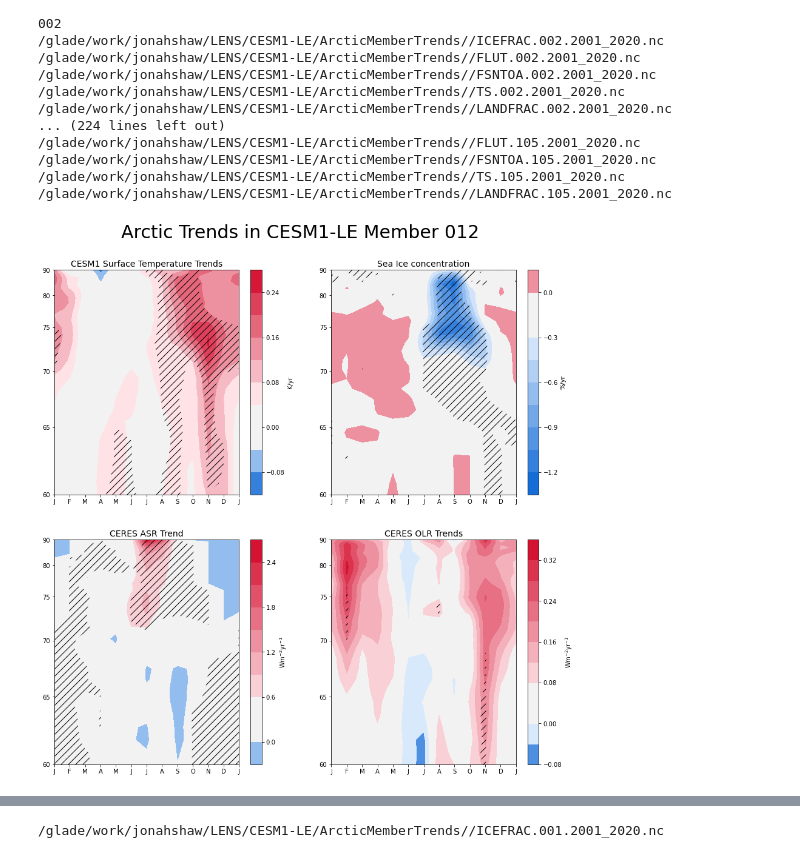
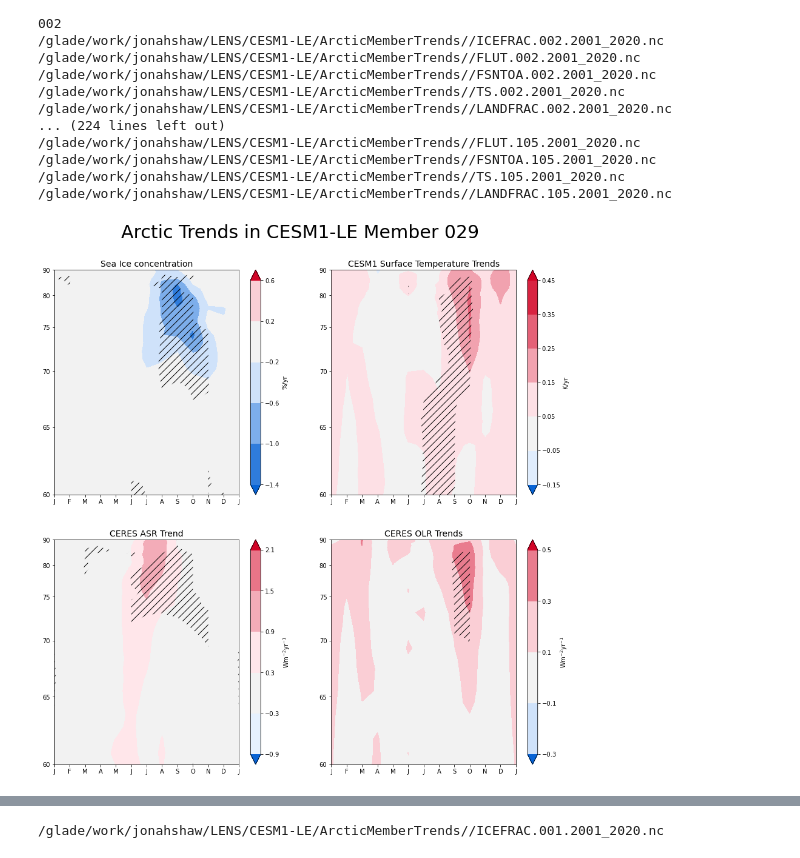
Before and after one commit to jshaw35/spectral_ice, a Jupyter notebook: figure1/cesmle_trends.ipynb, the cells around one changed output, grey strips where cells are left out. Saved outputs shown, nothing was run; the diff lists cells and outputs as text; code cells hidden in the pictures.

Commit message:
improvements to figure colorbars and organization of panels

```diff
--- a/figure1/cesmle_trends.ipynb
+++ b/figure1/cesmle_trends.ipynb
@@ -272,36 +272,38 @@ def LEplot_arctrends(ens_n,path,key=None):
         _ax.set_xticks(xticks)
         _ax.set_xticklabels(xtick_labels)
 
-    lat_weighted0 = np.sin(np.pi/180*ts_trends_wrapped['lat'])
-    im0 = axes[0].contourf(ts_trends_wrapped['month'],lat_weighted0,ts_trends_wrapped.transpose('lat','month'),
-                           cmap=palette,norm=MidpointNormalize(midpoint=0),levels=9)
-    stip = axes[0].contourf(ts_statsig_wrapped['month'],lat_weighted0,ts_statsig_wrapped.transpose('lat','month'), colors='none',levels=[0,95,100],
+    lat_weighted0 = np.sin(np.pi/180*seaice_trends_wrapped['lat'])
+    im0 = axes[0].contourf(seaice_trends_wrapped['month'],lat_weighted0,seaice_trends_wrapped.transpose('lat','month'), # -1.4,0.4
+                           cmap=palette,norm=mpl.colors.TwoSlopeNorm(vmin=-1.4, vcenter=0., vmax=1.4),levels=np.arange(-1.4,0.61,0.4),extend='both')
+    stip = axes[0].contourf(seaice_statsig_wrapped['month'],lat_weighted0,seaice_statsig_wrapped.transpose('lat','month'), colors='none',levels=[0,99,100],
                             hatches=[None,'//'],extend='neither')
-    axes[0].set_title('CESM1 Surface Temperature Trends',fontsize=14)
-    plt.colorbar(im0,ax=axes[0],label='K/yr')
+    axes[0].set_title('Sea Ice concentration',fontsize=14)
+    plt.colorbar(im0,ax=axes[0],label='%/yr')
 
-    lat_weighted1 = np.sin(np.pi/180*seaice_trends_wrapped['lat'])
-    im1 = axes[1].contourf(seaice_trends_wrapped['month'],lat_weighted1,seaice_trends_wrapped.transpose('lat','month'),
-                           cmap=palette,norm=MidpointNormalize(midpoint=0),levels=9)
-    stip = axes[1].contourf(seaice_statsig_wrapped['month'],lat_weighted1,seaice_statsig_wrapped.transpose('lat','month'), colors='none',levels=[0,95,100],
+    lat_weighted1 = np.sin(np.pi/180*ts_trends_wrapped['lat'])
+    im1 = axes[1].contourf(ts_trends_wrapped['month'],lat_weighted1,ts_trends_wrapped.transpose('lat','month'), # -0.15,0.45
+                           cmap=palette,norm=mpl.colors.TwoSlopeNorm(vmin=-0.45, vcenter=0., vmax=0.45),levels=np.arange(-0.15,0.451,0.1),extend='both')
+    stip = axes[1].contourf(ts_statsig_wrapped['month'],lat_weighted1,ts_statsig_wrapped.transpose('lat','month'), colors='none',levels=[0,99,100],
                             hatches=[None,'//'],extend='neither')
-    axes[1].set_title('Sea Ice concentration',fontsize=14)
-    plt.colorbar(im1,ax=axes[1],label='%/yr')
+    axes[1].set_title('CESM1 Surface Temperature Trends',fontsize=14)
+    cbar = plt.colorbar(im1,ax=axes[1],label='K/yr')
 
     lat_weighted2 = np.sin(np.pi/180*asr_trends_wrapped['lat'])
-    im2 = axes[2].contourf(asr_trends_wrapped['month'],lat_weighted2,asr_trends_wrapped.transpose('lat','month'),
-                           cmap=palette,norm=MidpointNormalize(midpoint=0),levels=9)
-    stip = axes[2].contourf(asr_statsig_wrapped['month'],lat_weighted2,asr_statsig_wrapped.transpose('lat','month'), colors='none',levels=[0,95,100],
+    im2 = axes[2].contourf(asr_trends_wrapped['month'],lat_weighted2,asr_trends_wrapped.transpose('lat','month'), # -0.6,3.0
+                           cmap=palette,norm=mpl.colors.TwoSlopeNorm(vmin=-3.0, vcenter=0., vmax=3.01),levels=np.arange(-0.9,2.11,0.6),extend='both')
+    stip = axes[2].contourf(asr_statsig_wrapped['month'],lat_weighted2,asr_statsig_wrapped.transpose('lat','month'), colors='none',levels=[0,99,100],
                             hatches=[None,'//'],extend='neither')
     axes[2].set_title('CERES ASR Trend',fontsize=14)
     plt.colorbar(im2,ax=axes[2],label='Wm$^{-2}$yr$^{-1}$')
 
     lat_weighted3 = np.sin(np.pi/180*olr_trends_wrapped['lat'])
-    im3 = axes[3].contourf(olr_trends_wrapped['month'],lat_weighted3,olr_trends_wrapped.transpose('lat','month'),
-                           cmap=palette,norm=MidpointNormalize(midpoint=0),levels=9)
-    stip = axes[3].contourf(olr_statsig_wrapped['month'],lat_weighted3,olr_statsig_wrapped.transpose('lat','month'), colors='none',levels=[0,95,100],
+    im3 = axes[3].contourf(olr_trends_wrapped['month'],lat_weighted3,olr_trends_wrapped.transpose('lat','month'), # -0.3,0.7
+                           cmap=palette,norm=mpl.colors.TwoSlopeNorm(vmin=-0.7, vcenter=0., vmax=0.7),levels=np.arange(-0.3,0.7,0.2),extend='both')
+    stip = axes[3].contourf(olr_statsig_wrapped['month'],lat_weighted3,olr_statsig_wrapped.transpose('lat','month'), colors='none',levels=[0,99,100],
                             hatches=[None,'//'],extend='neither')
     axes[3].set_title('CERES OLR Trends',fontsize=14)
     plt.colorbar(im3,ax=axes[3],label='Wm$^{-2}$yr$^{-1}$')
 
     fig1.suptitle('Arctic Trends in CESM1-LE Member %s' % ens_n,fontsize=30,y=0.95)
+
+    return fig1, cbar
@@ -308,7 +312,7 @@ def LEplot_arctrends(ens_n,path,key=None):
 # %%
-LEplot_arctrends('012','/glade/work/jonahshaw/LENS/CESM1-LE/ArcticMemberTrends/')
+_fig,_cbar = LEplot_arctrends('029','/glade/work/jonahshaw/LENS/CESM1-LE/ArcticMemberTrends/')
 # %% [output]
-[figure, old version]
+[figure, new version]
 # %%
 LEplot_arctrends('031','/glade/work/jonahshaw/LENS/CESM1-LE/ArcticMemberTrends/')
 # %% [output]
```
Also changed, not shown: parts of 2 cells of this notebook.
